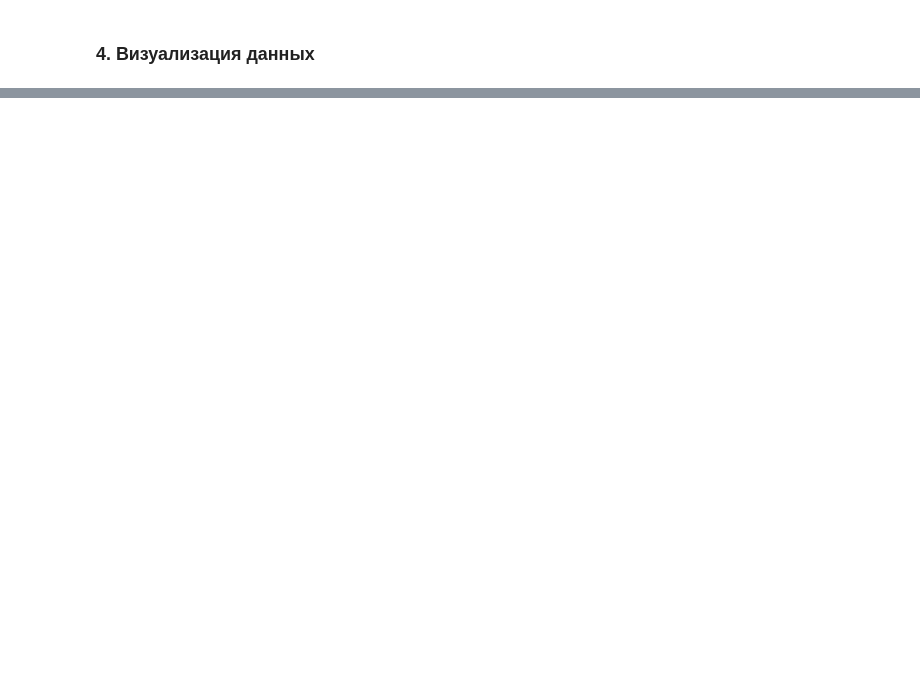
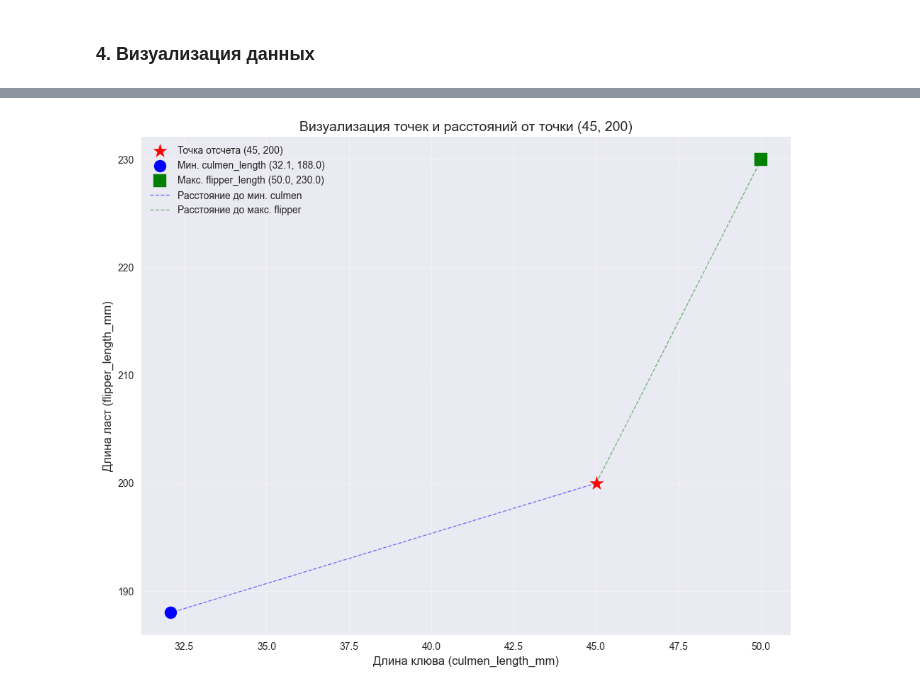
Before and after one commit to KhubbatulinMark/sber-21-rudn, a Jupyter notebook: solutions/ML/02-metric-solution.ipynb, the cells around one changed output, grey strips where cells are left out. Cells and saved outputs as stored; diff of their text form; code cells hidden in the pictures; blank space fills up the shorter version.

```diff
--- a/solutions/ML/02-metric-solution.ipynb
+++ b/solutions/ML/02-metric-solution.ipynb
@@ -184,3 +331,41 @@ Name: count, dtype: int64
+# %%
+# Визуализация
+plt.figure(figsize=(10, 8))
+
+# Точка отсчета
+plt.scatter(reference_point[0], reference_point[1],
+           color="red", s=200, marker="*",
+           label="Точка отсчета (45, 200)", zorder=5)
+
+# Точка с минимальным culmen_length_mm
+plt.scatter(min_culmen_point[0], min_culmen_point[1],
+           color="blue", s=150, marker="o",
+           label=f"Мин. culmen_length ({min_culmen_point[0]:.1f}, {min_culmen_point[1]:.1f})",
+           zorder=4)
+
+# Точка с максимальным flipper_length_mm
+plt.scatter(max_flipper_point[0], max_flipper_point[1],
+           color="green", s=150, marker="s",
+           label=f"Макс. flipper_length ({max_flipper_point[0]:.1f}, {max_flipper_point[1]:.1f})",
+           zorder=4)
+
+# Соединяем линии для визуализации расстояний
+plt.plot([reference_point[0], min_culmen_point[0]],
+         [reference_point[1], min_culmen_point[1]],
+         "b--", alpha=0.5, linewidth=1, label="Расстояние до мин. culmen")
+plt.plot([reference_point[0], max_flipper_point[0]],
+         [reference_point[1], max_flipper_point[1]],
+         "g--", alpha=0.5, linewidth=1, label="Расстояние до макс. flipper")
+
+plt.xlabel("Длина клюва (culmen_length_mm)", fontsize=12)
+plt.ylabel("Длина ласт (flipper_length_mm)", fontsize=12)
+plt.title("Визуализация точек и расстояний от точки (45, 200)", fontsize=14)
+plt.legend(loc="best", fontsize=10)
+plt.grid(True, alpha=0.3)
+plt.tight_layout()
+plt.show()
+# %% [output]
+[figure, added]
 # %%
 # Визуализация обучающей и тестовой выборок на одном графике
 # Используем длину клюва (culmen_length_mm) и длину ласт (flipper_length_mm)
```
Also changed, not shown: parts of 70 cells of this notebook, 1 other file.
